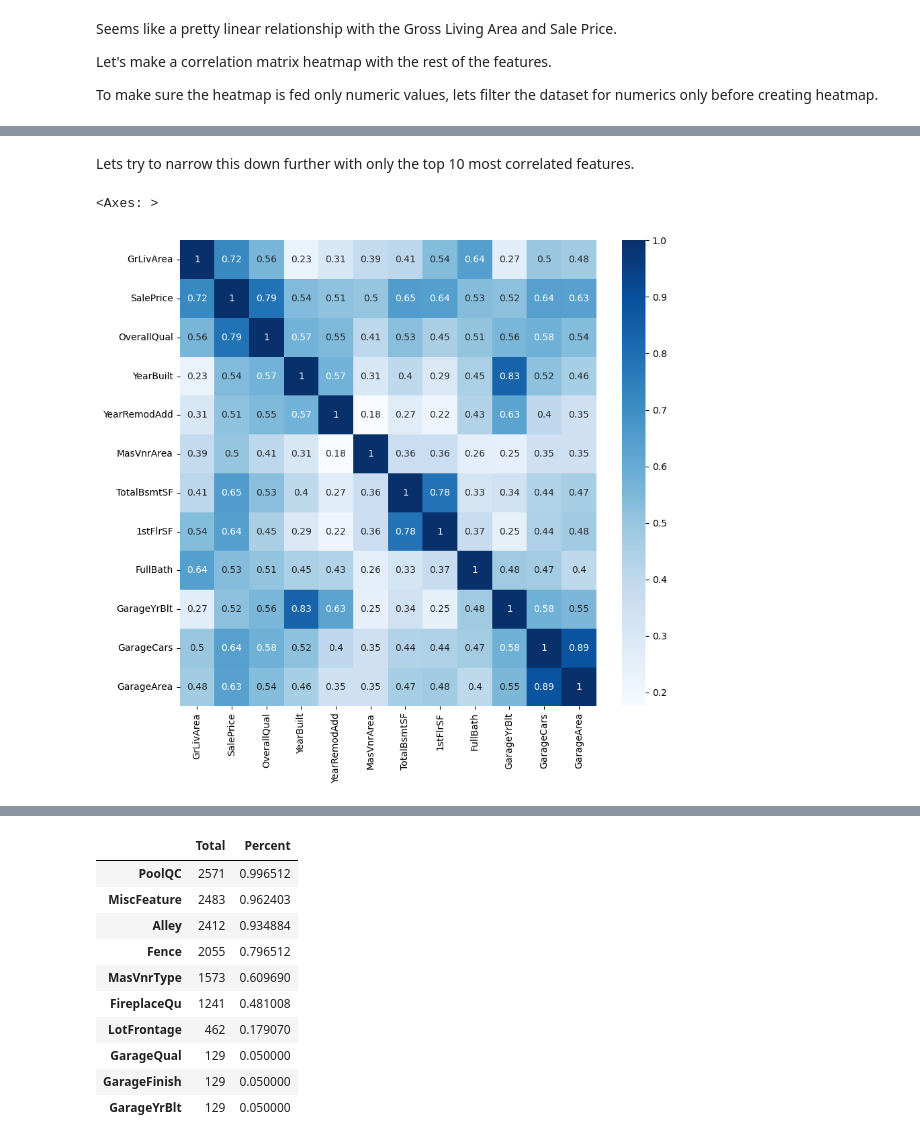
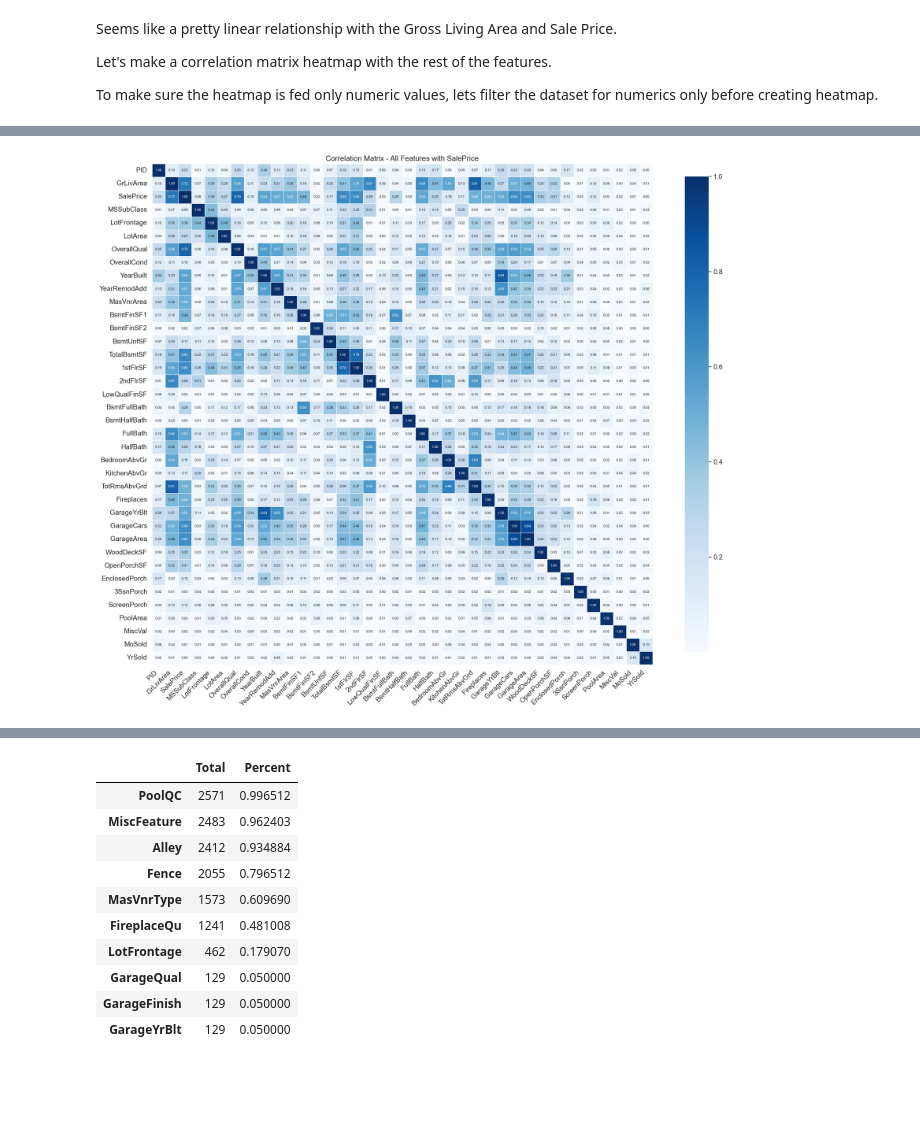
Before and after one commit to haidermumtaz/Machine-Learning-Project, a Jupyter notebook: housing_data_analysis.ipynb, the cells around one changed output, grey strips where cells are left out. Drawn from its saved outputs; the diff is of its cells as text; code cells hidden in the pictures; blank space fills up the shorter version.

Commit message:
EDA and Data Cleaning

```diff
--- a/housing_data_analysis.ipynb
+++ b/housing_data_analysis.ipynb
@@ -108,10 +101,8 @@ eda.plot_corr_matrix(housing[numeric_columns], 15, 'SalePrice')
-# %% [markdown]
-Lets try to narrow this down further with only the top 10 most correlated features.
-# %%
-corr_matrix = housing[numeric_columns].corr()
-top_corr_features = corr_matrix.index[abs(corr_matrix["SalePrice"])>0.5]
-plt.figure(figsize=(10, 9))
-sns.heatmap(housing[top_corr_features].corr(), annot=True, cmap="Blues")
-# %% [output]
-<Axes: >
-[figure, removed]
+# %%
+# Get the column names of all numeric data
+numeric_columns = housing.select_dtypes(include = 'number').columns
+
+# Plot a correlation matrix heatmap of numeric data
+eda.plot_corr_matrix(housing[numeric_columns], 'SalePrice')
+# %% [output]
+[figure, added]
```
Also changed, not shown: parts of 9 cells of this notebook, 1 other file.
